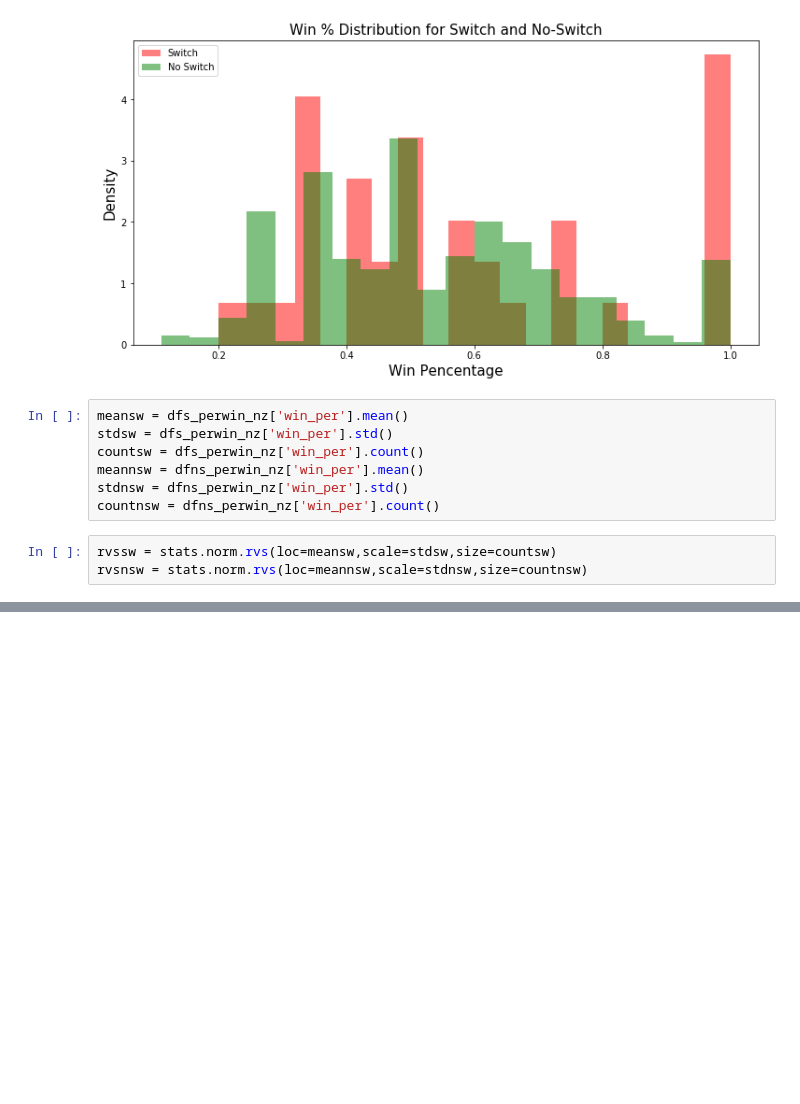
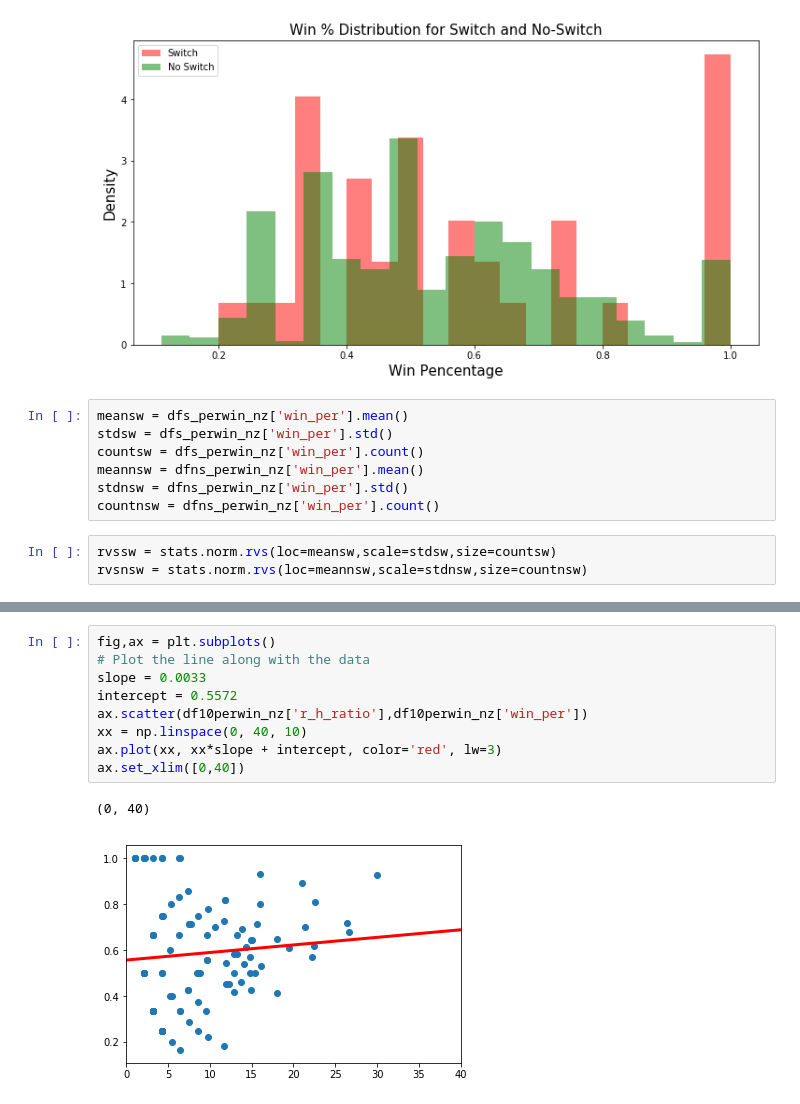
Before and after one commit to victorpena1/UFC_Analysis, a Jupyter notebook: UFC_EDA.ipynb, the cells around one changed output, grey strips where cells are left out. Saved outputs shown, nothing was run; the diff lists cells and outputs as text; blank space fills up the shorter version.

```diff
--- a/UFC_EDA.ipynb
+++ b/UFC_EDA.ipynb
@@ -563,0 +607,12 @@ stats.ttest_ind(rvssw, rvsnsw, equal_var = False)[1]/2
+# %%
+fig,ax = plt.subplots()
+# Plot the line along with the data
+slope = 0.0033
+intercept = 0.5572
+ax.scatter(df10perwin_nz['r_h_ratio'],df10perwin_nz['win_per'])
+xx = np.linspace(0, 40, 10)
+ax.plot(xx, xx*slope + intercept, color='red', lw=3)
+ax.set_xlim([0,40])
+# %% [output]
+(0, 40)
+[figure, added]
```
Also changed, not shown: parts of 8 cells of this notebook.
